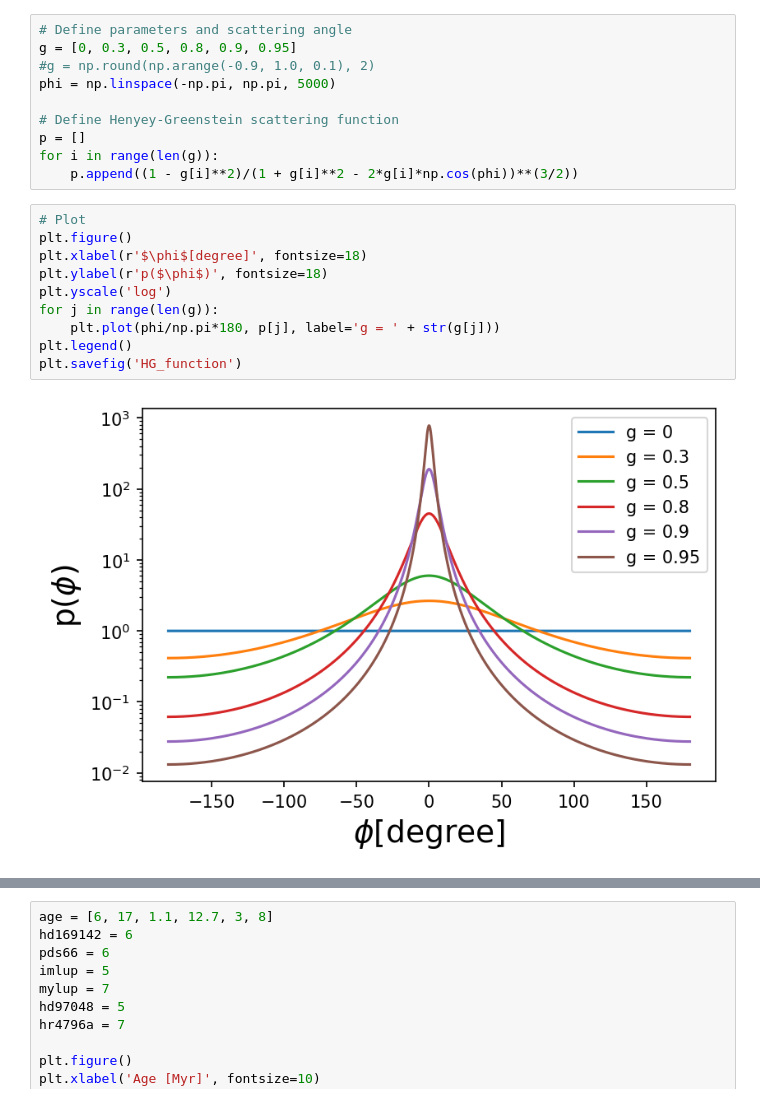
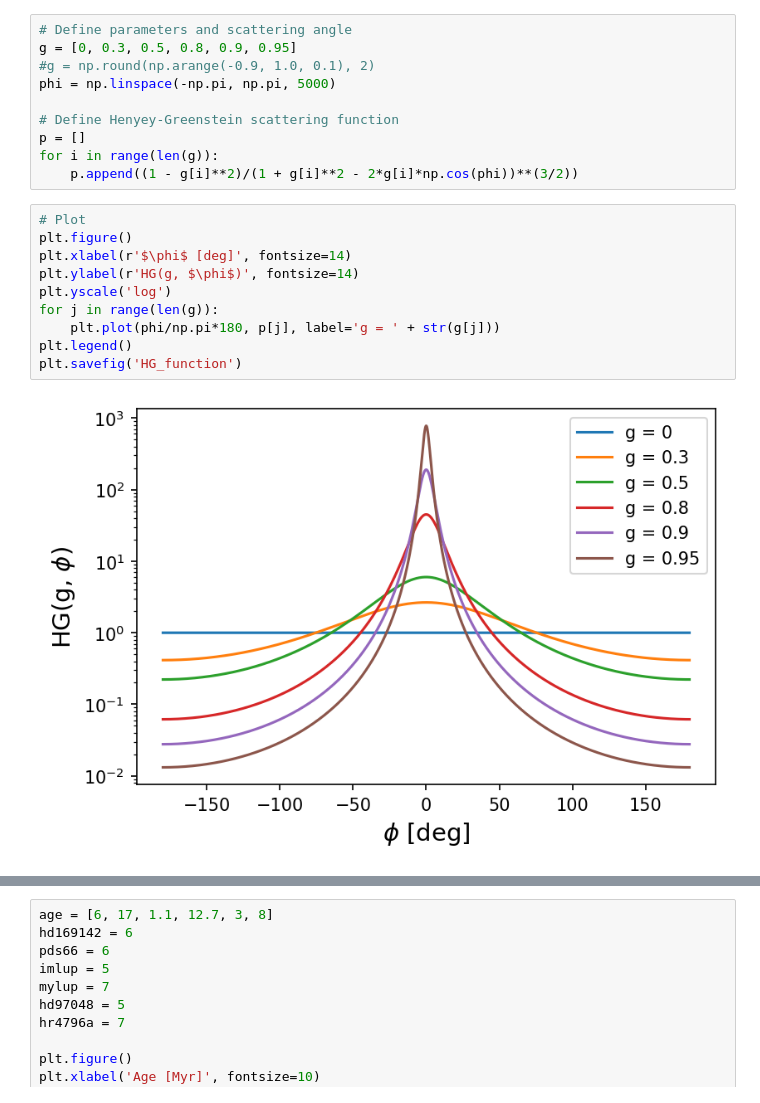
Before and after one commit to ruoyanwangdr/Cataloging-and-Visualizing-Cradles-of-Planet-Formation, a Jupyter notebook: diskdata/Henyey-Greenstein scattering function.ipynb, the cells around one changed output, grey strips where cells are left out. Saved outputs shown, nothing was run; the diff lists cells and outputs as text.

```diff
--- a/diskdata/Henyey-Greenstein scattering function.ipynb
+++ b/diskdata/Henyey-Greenstein scattering function.ipynb
@@ -18,15 +18,15 @@ for i in range(len(g)):
 # %%
 # Plot
 plt.figure()
-plt.xlabel(r'$\phi$[degree]', fontsize=18)
-plt.ylabel(r'p($\phi$)', fontsize=18)
+plt.xlabel(r'$\phi$ [deg]', fontsize=14)
+plt.ylabel(r'HG(g, $\phi$)', fontsize=14)
 plt.yscale('log')
 for j in range(len(g)):
     plt.plot(phi/np.pi*180, p[j], label='g = ' + str(g[j]))
 plt.legend()
 plt.savefig('HG_function')
 # %% [output]
-[figure, old version]
+[figure, new version]
 # %%
 plt.figure()
 for j in range(len(g)):
```
Also changed, not shown: parts of 1 cell of this notebook.
